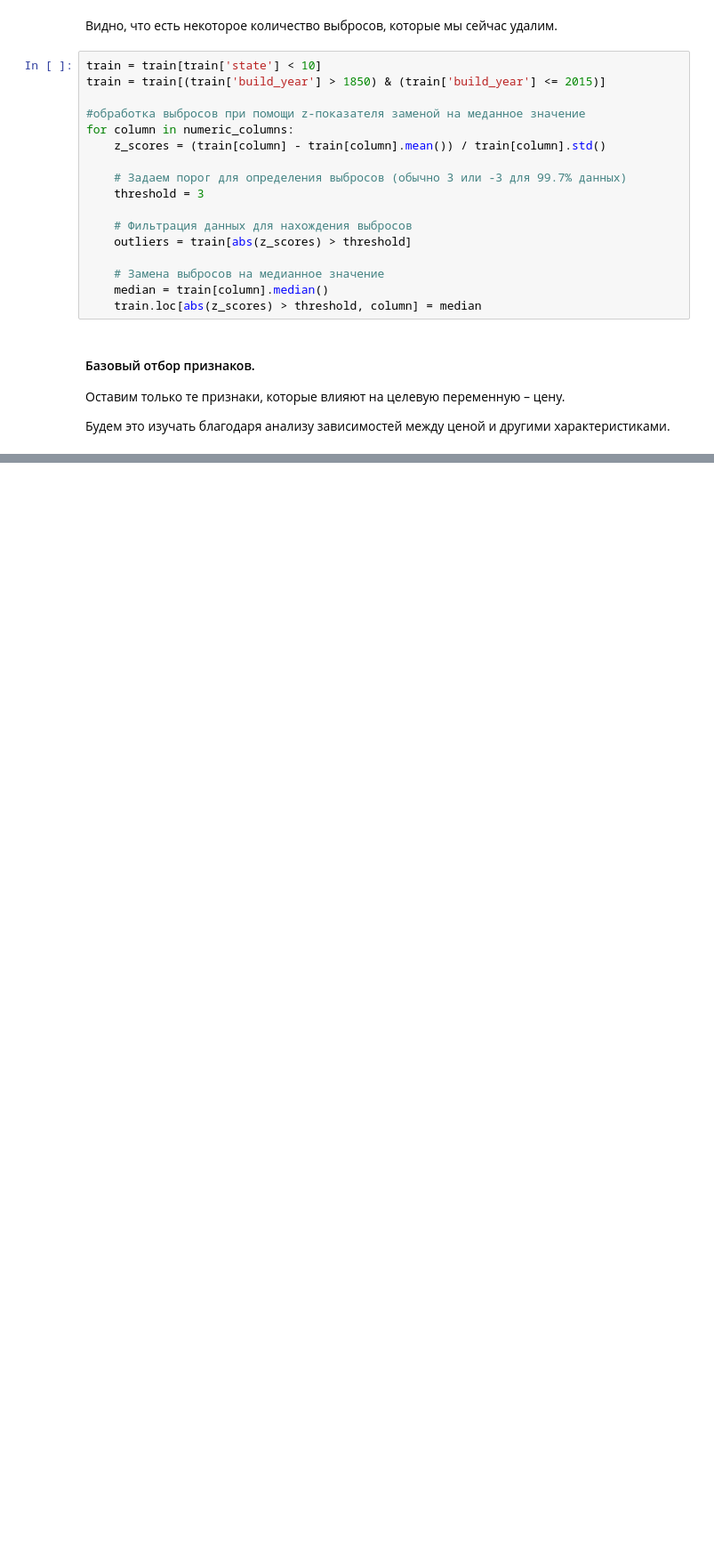
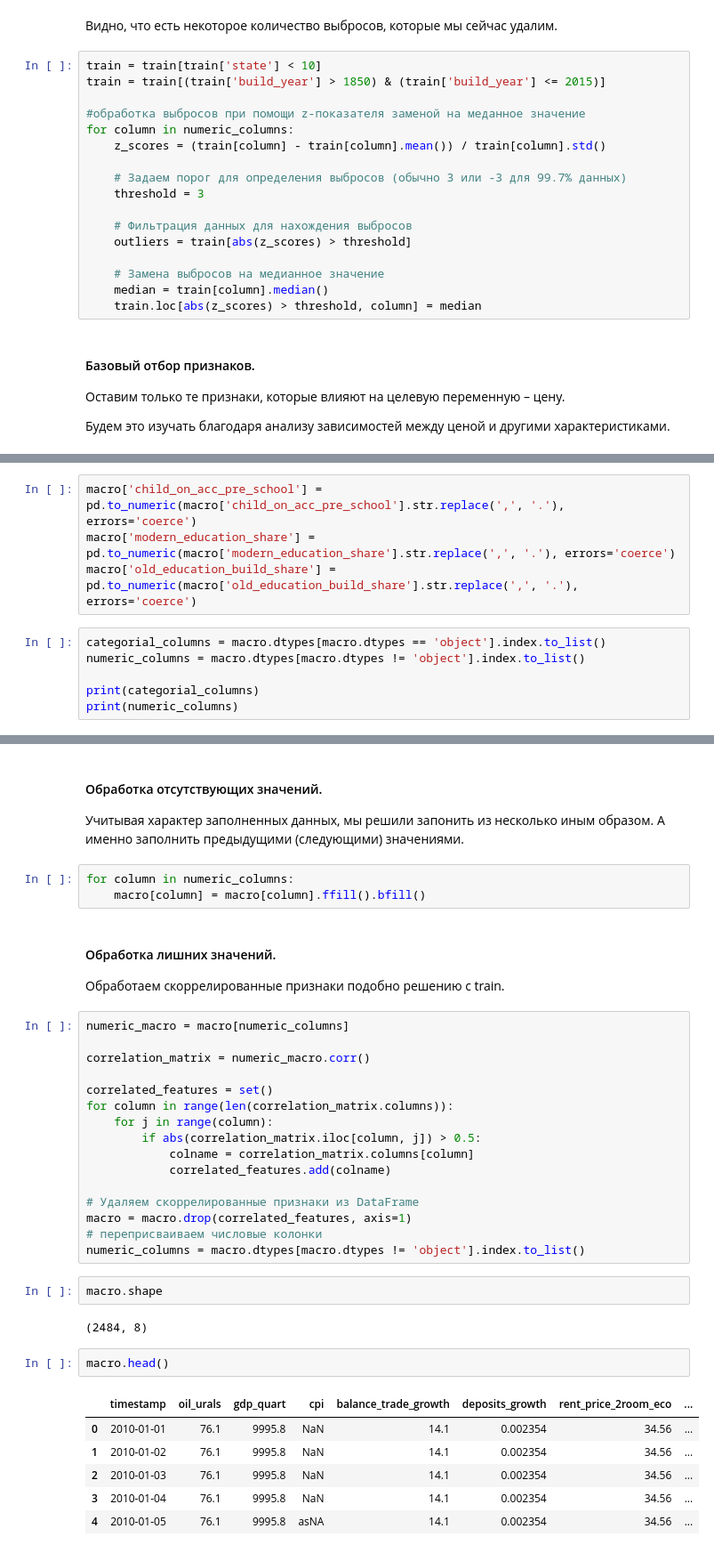
Before and after one commit to rusha-mathing/flat-sirius, a Jupyter notebook: analysis.ipynb, the cells around one changed output, grey strips where cells are left out. Shown: that part at 89% size. Drawn from its saved outputs; the diff is of its cells as text; blank space fills up the shorter version.

```diff
--- a/analysis.ipynb
+++ b/analysis.ipynb
@@ -236,0 +349,10 @@ len(numeric_columns)
+# %%
+macro['child_on_acc_pre_school'] = pd.to_numeric(macro['child_on_acc_pre_school'].str.replace(',', '.'), errors='coerce')
+macro['modern_education_share'] = pd.to_numeric(macro['modern_education_share'].str.replace(',', '.'), errors='coerce')
+macro['old_education_build_share'] = pd.to_numeric(macro['old_education_build_share'].str.replace(',', '.'), errors='coerce')
+# %%
+categorial_columns = macro.dtypes[macro.dtypes == 'object'].index.to_list()
+numeric_columns = macro.dtypes[macro.dtypes != 'object'].index.to_list()
+
+print(categorial_columns)
+print(numeric_columns)
@@ -236,0 +362,39 @@ len(numeric_columns)
+# %% [markdown]
+#### Обработка отсутствующих значений.
+Учитывая характер заполненных данных, мы решили запонить из несколько иным образом.
+А именно заполнить предыдущими (следующими) значениями.
+# %%
+for column in numeric_columns:
+    macro[column] = macro[column].ffill().bfill()
+# %% [markdown]
+#### Обработка лишних значений.
+Обработаем скоррелированные признаки подобно решению с train.
+# %%
+numeric_macro = macro[numeric_columns]
+
+correlation_matrix = numeric_macro.corr()
+
+correlated_features = set()
+for column in range(len(correlation_matrix.columns)):
+    for j in range(column):
+        if abs(correlation_matrix.iloc[column, j]) > 0.5:
+            colname = correlation_matrix.columns[column]
+            correlated_features.add(colname)
+
+# Удаляем скоррелированные признаки из DataFrame
+macro = macro.drop(correlated_features, axis=1)
+# переприсваиваем числовые колонки
+numeric_columns = macro.dtypes[macro.dtypes != 'object'].index.to_list()
+# %%
+macro.shape
+# %% [output]
+(2484, 8)
+# %%
+macro.head()
+# %% [output]
+|  | timestamp | oil_urals | gdp_quart | cpi | balance_trade_growth | deposits_growth | rent_price_2room_eco | ... |
+| 0 | 2010-01-01 | 76.1 | 9995.8 | NaN | 14.1 | 0.002354 | 34.56 | ... |
+| 1 | 2010-01-02 | 76.1 | 9995.8 | NaN | 14.1 | 0.002354 | 34.56 | ... |
+| 2 | 2010-01-03 | 76.1 | 9995.8 | NaN | 14.1 | 0.002354 | 34.56 | ... |
+| 3 | 2010-01-04 | 76.1 | 9995.8 | NaN | 14.1 | 0.002354 | 34.56 | ... |
+| 4 | 2010-01-05 | 76.1 | 9995.8 | asNA | 14.1 | 0.002354 | 34.56 | ... |
```
Also changed, not shown: parts of 25 cells of this notebook, 2 other files.
